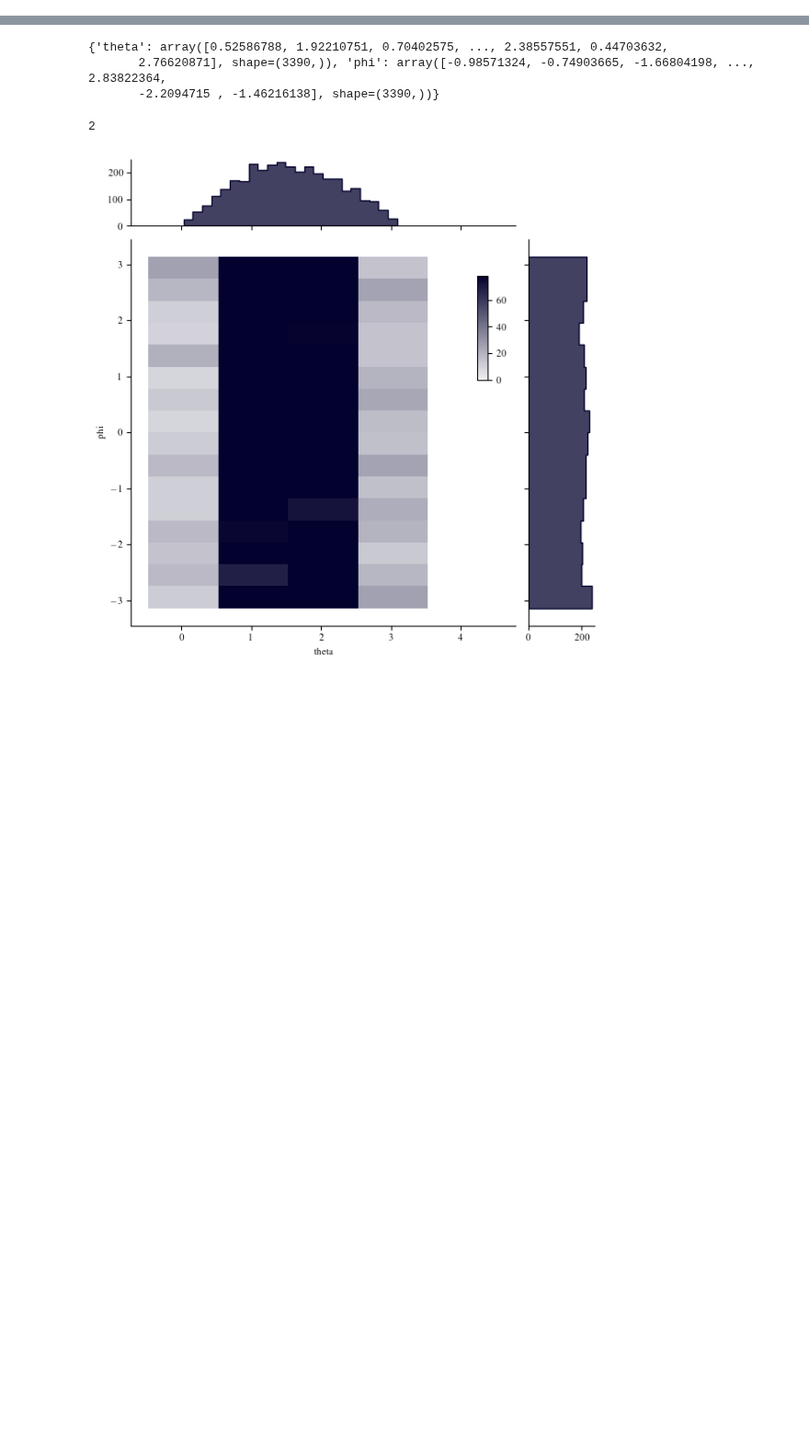
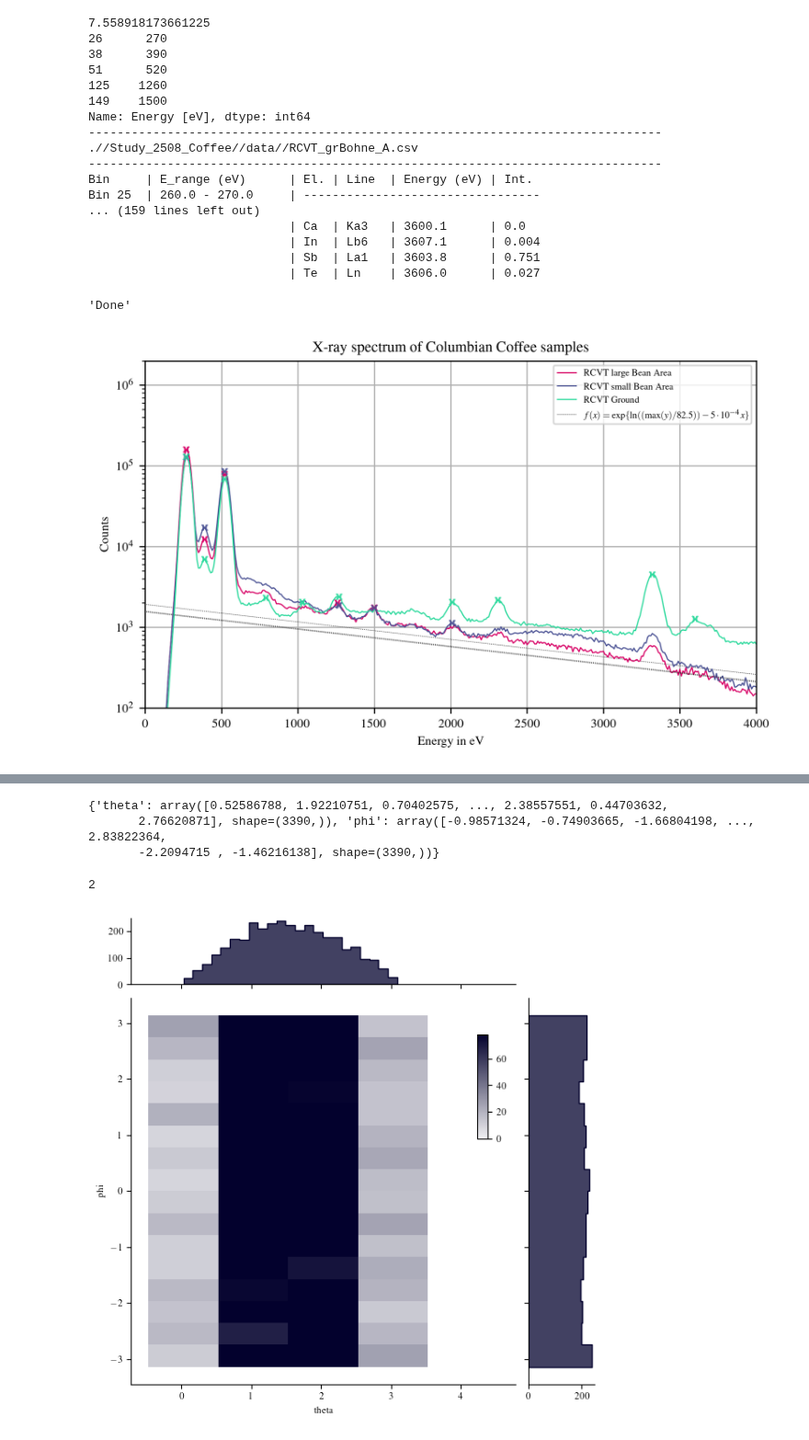
Before and after one commit to SirPhoenix007/IBA-Bonn, a Jupyter notebook: spectra.ipynb, the cells around one changed output, grey strips where cells are left out. Shown at 92% size. Drawn from its saved outputs; the diff is of its cells as text; code cells hidden in the pictures; blank space fills up the shorter version.

```diff
--- a/spectra.ipynb
+++ b/spectra.ipynb
@@ -442,3 +454,31 @@ multi_spectra_single_plot(files, dictnames)
+# %%
+#Coffee Study RCVT
+files = ['.//Study_2508_Coffee//data//RCVT_grBohne_A.csv',
+         './/Study_2508_Coffee/data//RCVT_klBohne_A.csv',
+         './/Study_2508_Coffee//data//RCVT_gemahlen.csv']
+dictnames = ['RCVT large Bean Area','RCVT small Bean Area', 'RCVT Ground']
+
+multi_spectra_single_plot(files, dictnames, logfile_name=".//Study_2508_Coffee//RCVT_Coffee_Peaks")
+# %% [output]
+7.558918173661225
+26      270
+38      390
+51      520
+125    1260
+149    1500
+Name: Energy [eV], dtype: int64
+--------------------------------------------------------------------------------
+.//Study_2508_Coffee//data//RCVT_grBohne_A.csv
+--------------------------------------------------------------------------------
+Bin     | E_range (eV)      | El. | Line  | Energy (eV) | Int.
+Bin 25  | 260.0 - 270.0     | ---------------------------------
+... (159 lines left out)
+                            | Ca  | Ka3   | 3600.1      | 0.0
+                            | In  | Lb6   | 3607.1      | 0.004
+                            | Sb  | La1   | 3603.8      | 0.751
+                            | Te  | Ln    | 3606.0      | 0.027
+'Done'
+[figure, added]
 # %%
 # data = json_to_np(json_path + "//Col_Coffee_alpha_28-0_17636_RBS_1.json" , json_field='all')
 data = json_to_np(json_path + '//Col_Coffee_alpha_28-0_17636_PIXE_1.json', json_field='all')
```
Also changed, not shown: parts of 8 cells of this notebook, 14 other files.
